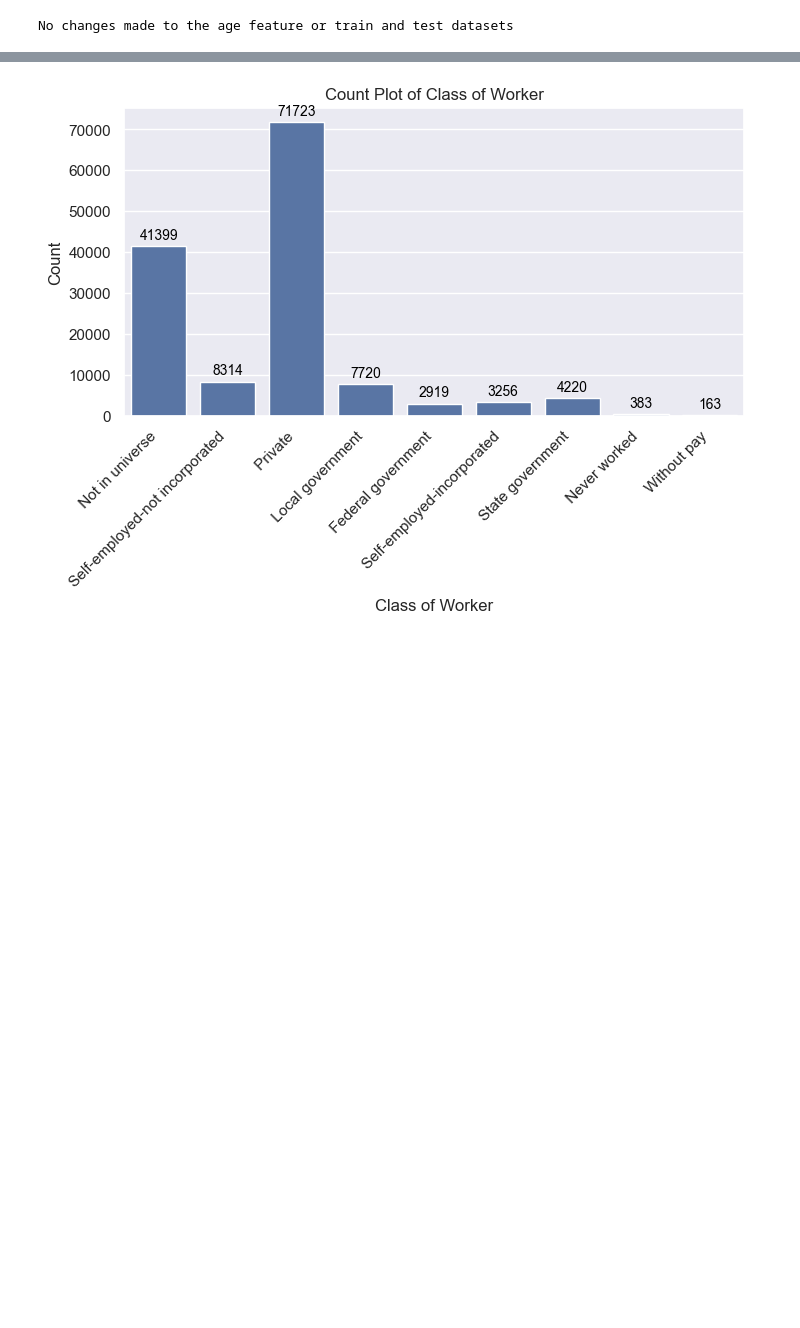
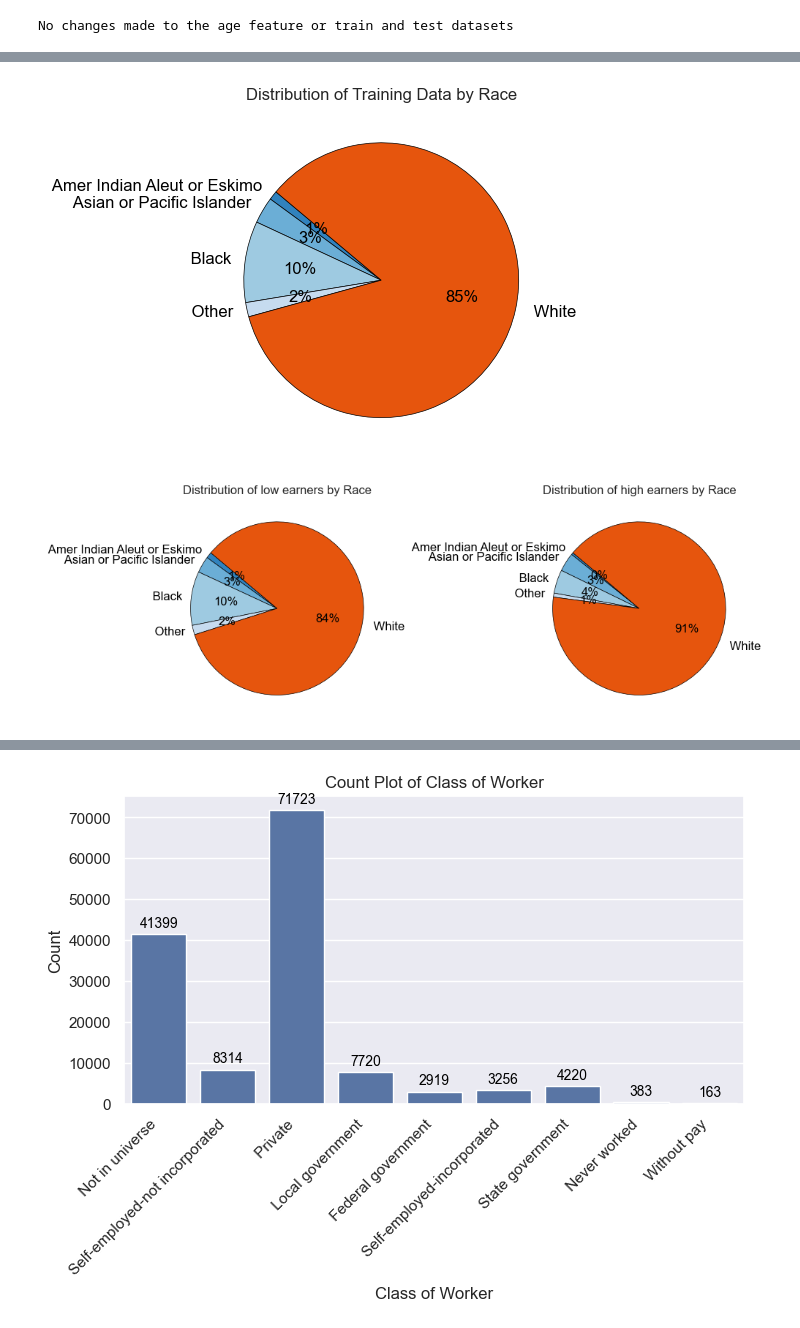
Before and after one commit to jedwingrove/US_census_income_task, a Jupyter notebook: Notebooks/WIP.ipynb, the cells around one changed output, grey strips where cells are left out. Saved outputs shown, nothing was run; the diff lists cells and outputs as text; code cells hidden in the pictures; blank space fills up the shorter version.

Commit message:
race and sex complete

```diff
--- a/Notebooks/WIP.ipynb
+++ b/Notebooks/WIP.ipynb
@@ -334,0 +338,77 @@ plt.show()
+# %%
+# Let's look at the distribution of sex across the target variable
+df=train_data.copy()
+
+feature='ARACE'
+feature_name='Race'
+high_earner_data, low_earner_data=update_earners_train(df)
+
+# whole dataset
+category_counts = df[feature].value_counts().sort_index()
+
+# Low earners
+category_counts_low = low_earner_data[feature].value_counts().sort_index()
+
+# High earners
+category_counts_high = high_earner_data[feature].value_counts().sort_index()
+
+# Create subplots
+fig, axes = plt.subplots(1, 1, figsize=(8, 4))  # 1 row, 1 columns
+
+#pie chart for all earners
+axes.pie(
+    category_counts,
+    labels=category_counts.index,
+    autopct='%1.0f%%',
+    startangle=140,
+    colors=plt.cm.tab20c.colors,
+    textprops={'fontsize': 12, 'color': 'black'},
+    wedgeprops={'edgecolor': 'black', 'linewidth': 0.5},
+    labeldistance=1.1,
+    pctdistance=0.6
+
+)
+axes.set_title("Distribution of Training Data by %s" % feature_name)
+plt.tight_layout()
+plt.show()
+
+# Create subplots
+
+fig, axes = plt.subplots(1, 2, figsize=(10, 5))  # 1 row, 2 columns
+# Pie chart for low earners
+axes[0].pie(
+    category_counts_low,
+    labels=category_counts_low.index,
+    autopct='%1.0f%%',
+    startangle=140,
+    colors=plt.cm.tab20c.colors,
+    textprops={'fontsize': 12, 'color': 'black'},
+    wedgeprops={'edgecolor': 'black', 'linewidth': 0.5},
+    labeldistance=1.1,
+    pctdistance=0.6
+
+)
+axes[0].set_title("Distribution of low earners by %s" % feature_name)
+
+# Pie chart for high earners
+axes[1].pie(
+    category_counts_high,
+    labels=category_counts_high.index,
+    autopct='%1.0f%%',
+    startangle=140,
+    colors=plt.cm.tab20c.colors,
+    textprops={'fontsize': 12, 'color': 'black'},
+    wedgeprops={'edgecolor': 'black', 'linewidth': 0.5},
+    labeldistance=1.1,
+    pctdistance=0.6
+)
+axes[1].set_title("Distribution of high earners by %s" % feature_name)
+
+# Adjust layout
+plt.tight_layout()
+plt.show()
+
+# will aggregate races that are non-white
+# %% [output]
+[figure, added]
+[figure, added]
```
Also changed, not shown: parts of 5 cells of this notebook.
